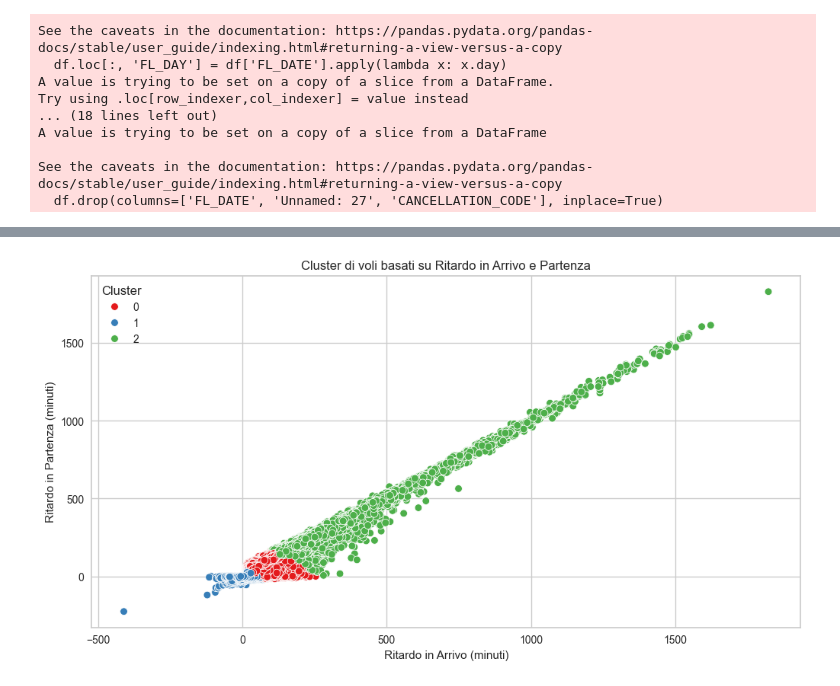
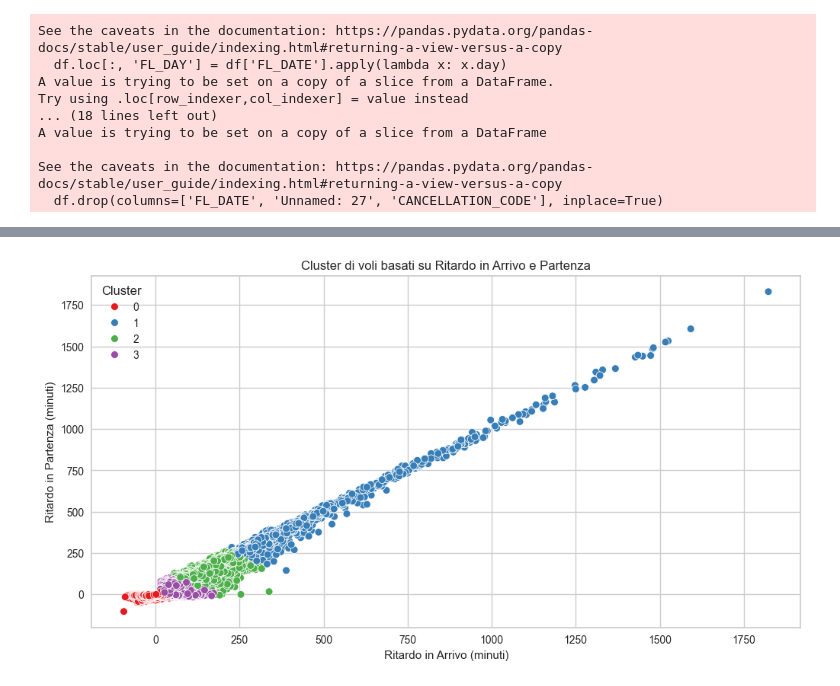
Before and after one commit to Walter-Di-Sabatino/Time-Series-Data-Science-Project, a Jupyter notebook: clustering.ipynb, the cells around one changed output, grey strips where cells are left out. Cells and saved outputs as stored; diff of their text form; code cells hidden in the pictures.

```diff
--- a/clustering.ipynb
+++ b/clustering.ipynb
@@ -26,3 +32,6 @@ A value is trying to be set on a copy of a slice from a DataFrame
 
 See the caveats in the documentation: https://pandas.pydata.org/pandas-docs/stable/user_guide/indexing.html#returning-a-view-versus-a-copy
   df.drop(columns=['FL_DATE', 'Unnamed: 27', 'CANCELLATION_CODE'], inplace=True)
+# %%
+# Selezioniamo le colonne di interesse e gestiamo eventuali valori nulli
+df.dropna(subset=['DEP_DELAY', 'ARR_DELAY'], inplace=True)
@@ -28,0 +57,16 @@ See the caveats in the documentation: https://pandas.pydata.org/pandas-docs/stab
+# %%
+# Gestire eventuali valori nulli nelle altre colonne (se necessario)
+df.fillna(0, inplace=True)
+
+# Selezioniamo le colonne di interesse per il clustering
+data = df[['DEP_DELAY', 'ARR_DELAY']]
+
+# Standardizzazione dei dati per evitare che le variabili con valori più alti influenzino il clustering
+from sklearn.preprocessing import StandardScaler
+scaler = StandardScaler()
+data_scaled = scaler.fit_transform(data)
+
+# Applicazione del KMeans per il clustering
+from sklearn.cluster import KMeans
+kmeans = KMeans(n_clusters=4, random_state=42)
+df['Cluster'] = kmeans.fit_predict(data_scaled)
@@ -28,0 +87,6 @@ See the caveats in the documentation: https://pandas.pydata.org/pandas-docs/stab
+# %%
+# Dopo aver osservato le caratteristiche, assegna nomi descrittivi ai cluster
+# Supponiamo che dopo l'osservazione, i cluster possano essere classificati come Alto, Medio e Basso Rendimento
+cluster_names = {0: 'Puntuale', 1: 'Ritardo importante', 2: 'Ritardo Grave'}
+
+df['Cluster Nome'] = df['Cluster'].map(cluster_names)
@@ -66,10 +144,21 @@ df['Cluster'] = kmeans.fit_predict(data_scaled)
+# %%
+# Standardizzazione dei dati
+scaler = StandardScaler()
+data_scaled = scaler.fit_transform(df[['DEP_DELAY', 'ARR_DELAY']])
+
+# Cambiare il tipo di dati per risparmiare memoria
+data_scaled = data_scaled.astype('float32')
+
+# Applicazione di KMeans come alternativa ad AgglomerativeClustering
+kmeans = KMeans(n_clusters=4)
+df['Hierarchical_Cluster'] = kmeans.fit_predict(data_scaled)
 # %%
 plt.figure(figsize=(12, 6))
-sns.scatterplot(x='ARR_DELAY', y='DEP_DELAY', hue='Cluster', data=df, palette='Set1')
+sns.scatterplot(x='ARR_DELAY', y='DEP_DELAY', hue='Hierarchical_Cluster', data=df, palette='Set1', s=50)
 plt.title('Cluster di voli basati su Ritardo in Arrivo e Partenza')
 plt.xlabel('Ritardo in Arrivo (minuti)')
 plt.ylabel('Ritardo in Partenza (minuti)')
 plt.legend(title='Cluster')
 plt.show()
 # %% [output]
-[figure, old version]
+[figure, new version]
```
Also changed, not shown: parts of 11 cells of this notebook, 1 other file.
